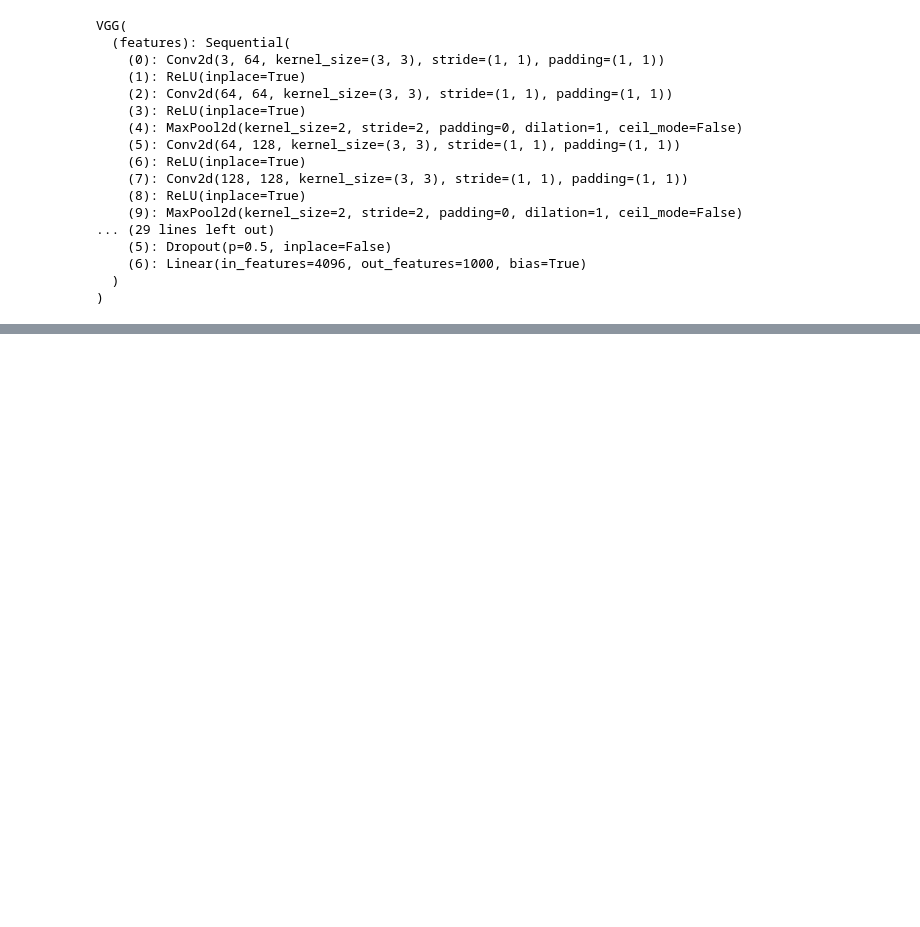
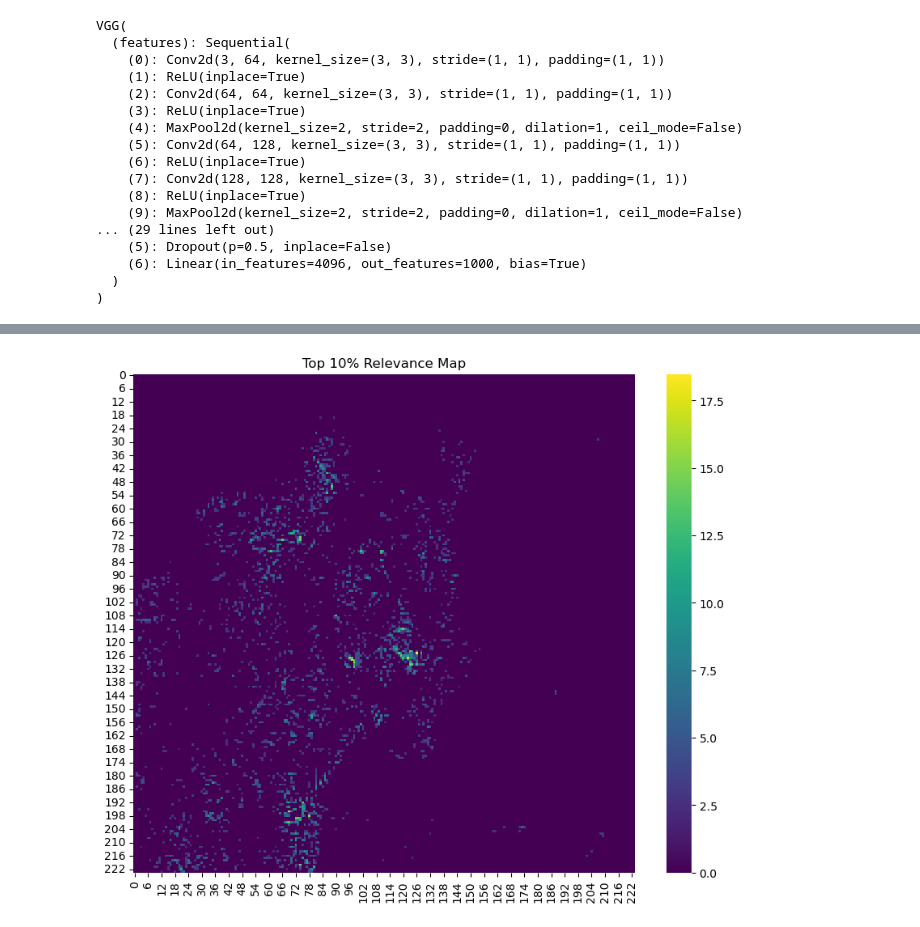
Before and after one commit to CharlesHiggins-stai/RL-LRP, a Jupyter notebook: testing_sandbox/pretrained_vgg_test.ipynb, the cells around one changed output, grey strips where cells are left out. Cells and saved outputs as stored; diff of their text form; code cells hidden in the pictures; blank space fills up the shorter version.

```diff
--- a/testing_sandbox/pretrained_vgg_test.ipynb
+++ b/testing_sandbox/pretrained_vgg_test.ipynb
@@ -111,0 +115,27 @@ plt.show()
+# %%
+def plot_top_10_percent_heatmap(class_):
+    output_tensor = class_.max(dim=1)[0][0]
+    # Get the top 10% threshold
+    top_10_percent_threshold = torch.quantile(output_tensor, 0.95)
+
+    # Mask out values below the top 10% threshold
+    mask = output_tensor >= top_10_percent_threshold
+
+    # Apply the mask to the output tensor
+    filtered_output = torch.zeros_like(output_tensor)
+    filtered_output[mask] = output_tensor[mask]
+
+    # Convert to numpy for plotting
+    output_final = filtered_output.cpu().detach().numpy()
+
+    # Plot the heatmap
+    plt.figure(figsize=(10, 8))  # Set the size of the figure (optional)
+    sns.heatmap(output_final, cmap='viridis', annot=False)
+    plt.title('Top 10% Relevance Map')
+    plt.show()
+
+# Assuming your data is in PyTorch tensors and has the shape b, 2, 224, 224
+
+plot_top_10_percent_heatmap(output_tensor.cpu().detach())
+# %% [output]
+[figure, added]
```
Also changed, not shown: parts of 4 cells of this notebook, 8 other files.
